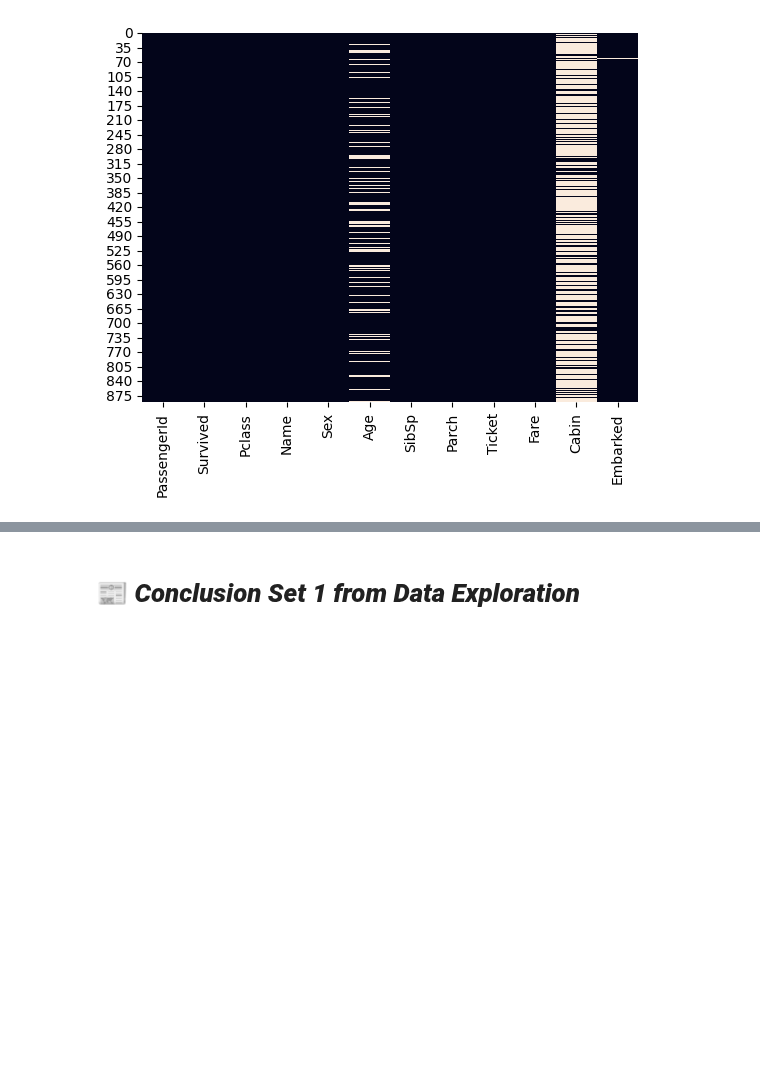
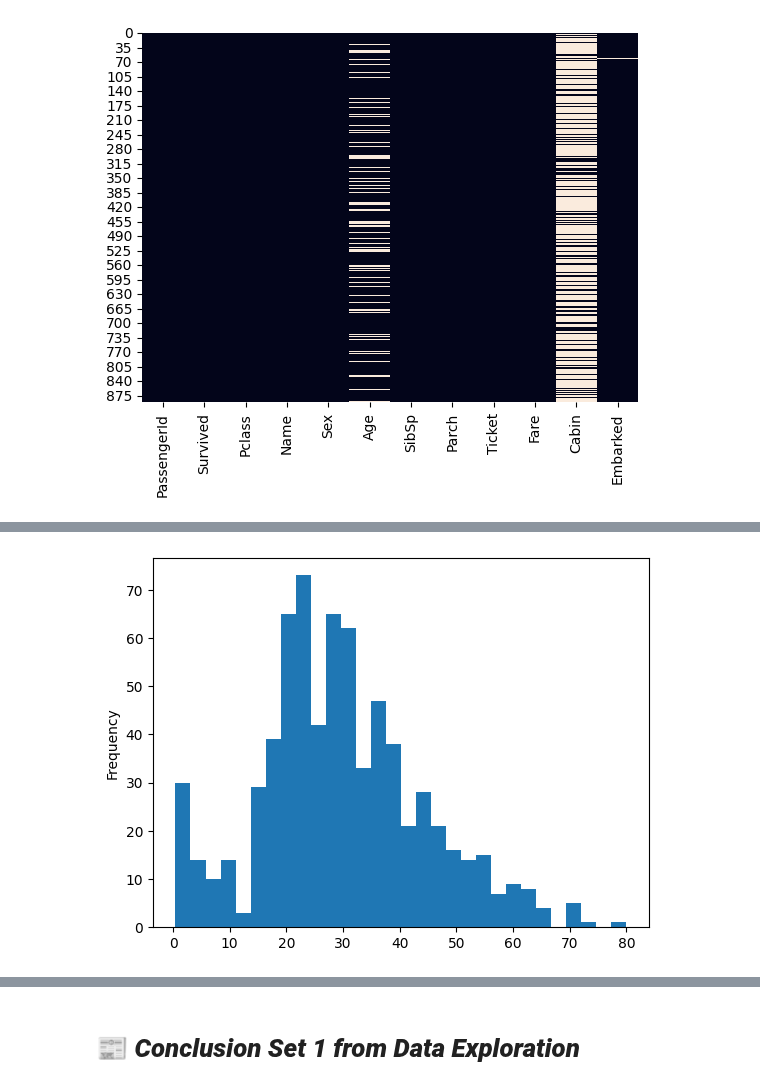
Before and after one commit to yigaai/StoryTelling_with_Data_myTelescope, a Jupyter notebook: titanic-survival-prediction.ipynb, the cells around one changed output, grey strips where cells are left out. Drawn from its saved outputs; the diff is of its cells as text; code cells hidden in the pictures; blank space fills up the shorter version.

```diff
--- a/titanic-survival-prediction.ipynb
+++ b/titanic-survival-prediction.ipynb
@@ -158,0 +171,6 @@ plt.show()
+# %%
+df['Age'].plot(kind='hist',
+              bins = 30)
+plt.show()
+# %% [output]
+[figure, added]
```
Also changed, not shown: parts of 20 cells of this notebook.
